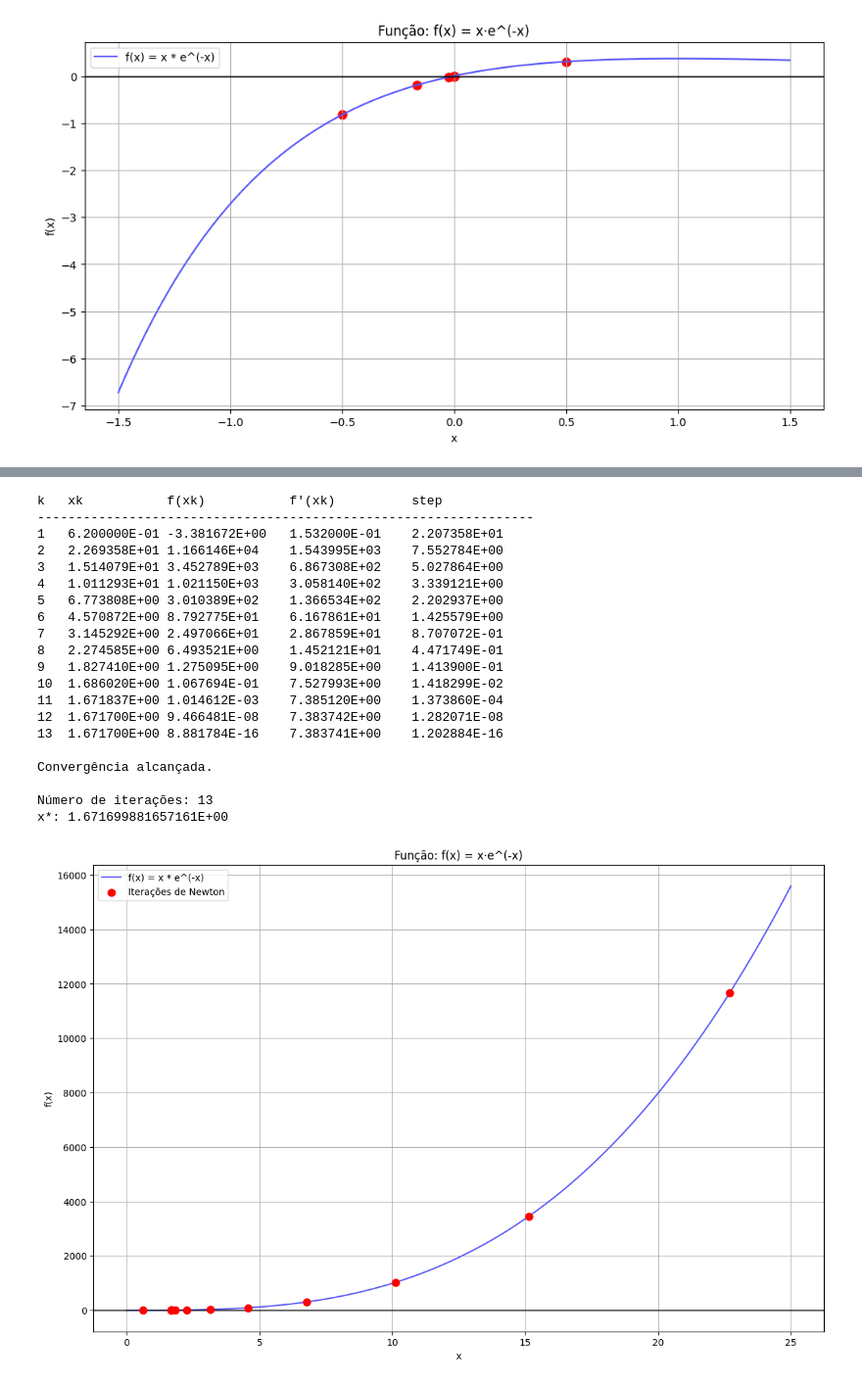
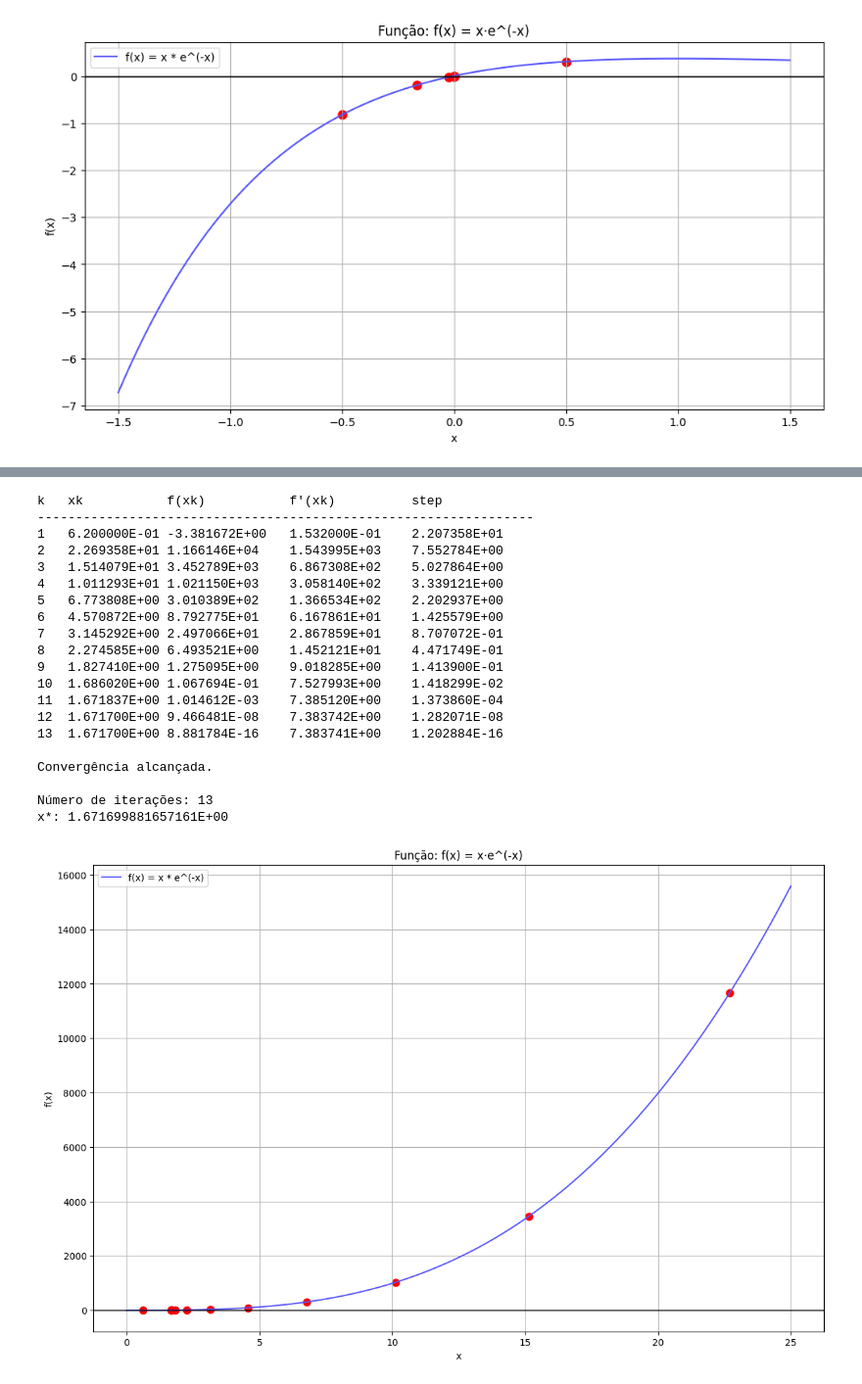
Before and after one commit to Adnerb7/CN_P1, a Jupyter notebook: Exercicio1.ipynb, the cells around one changed output, grey strips where cells are left out. Shown: that part at 98% size. Drawn from its saved outputs; the diff is of its cells as text; code cells hidden in the pictures.

```diff
--- a/Exercicio1.ipynb
+++ b/Exercicio1.ipynb
@@ -44,7 +46,7 @@ def metodo_newton(f, df, x0, t, maxit):
         x = x_novo
         n += 1
 
-    if n > maxit or n == maxit:
+    if n > maxit:
         n-=1
         print("\nNúmero máximo de iterações atingido.")
         converge = 1
@@ -211,37 +213,37 @@ valor_y = [f(x) for x in valor_x]
 plt.figure(figsize=(14, 9))
 plt.plot(valor_x, valor_y, color='#5755FA', label='f(x) = x * e^(-x)')
 plt.axhline(0, color='black', linewidth=1)
-plt.scatter(xk_list, fxk_list, color='red', s=60, label='Iterações de Newton', zorder=5)
+plt.scatter(xk_list, fxk_list, color='red', s=60)
 plt.axhline(0, color='black', linewidth=1)
 
 plt.xlabel('x')
 plt.ylabel('f(x)')
 plt.title('Função: f(x) = x·e^(-x)')
 plt.grid(True)
 plt.legend()
 plt.ticklabel_format(style='plain')
 # %% [output]
 k   xk           f(xk)           f'(xk)          step
 -----------------------------------------------------------------
 1   6.200000E-01 -3.381672E+00   1.532000E-01    2.207358E+01
 2   2.269358E+01 1.166146E+04    1.543995E+03    7.552784E+00
 3   1.514079E+01 3.452789E+03    6.867308E+02    5.027864E+00
 4   1.011293E+01 1.021150E+03    3.058140E+02    3.339121E+00
 5   6.773808E+00 3.010389E+02    1.366534E+02    2.202937E+00
 6   4.570872E+00 8.792775E+01    6.167861E+01    1.425579E+00
 7   3.145292E+00 2.497066E+01    2.867859E+01    8.707072E-01
 8   2.274585E+00 6.493521E+00    1.452121E+01    4.471749E-01
 9   1.827410E+00 1.275095E+00    9.018285E+00    1.413900E-01
 10  1.686020E+00 1.067694E-01    7.527993E+00    1.418299E-02
 11  1.671837E+00 1.014612E-03    7.385120E+00    1.373860E-04
 12  1.671700E+00 9.466481E-08    7.383742E+00    1.282071E-08
 13  1.671700E+00 8.881784E-16    7.383741E+00    1.202884E-16
 
 Convergência alcançada.
 
 Número de iterações: 13
 x*: 1.671699881657161E+00
-[figure, old version]
+[figure, new version]
 # %%
 #FUNÇÃO 3: F(x) = arctg(x), x0 = 1.45, x0 = 1
 
```
Also changed, not shown: parts of 5 cells of this notebook.
